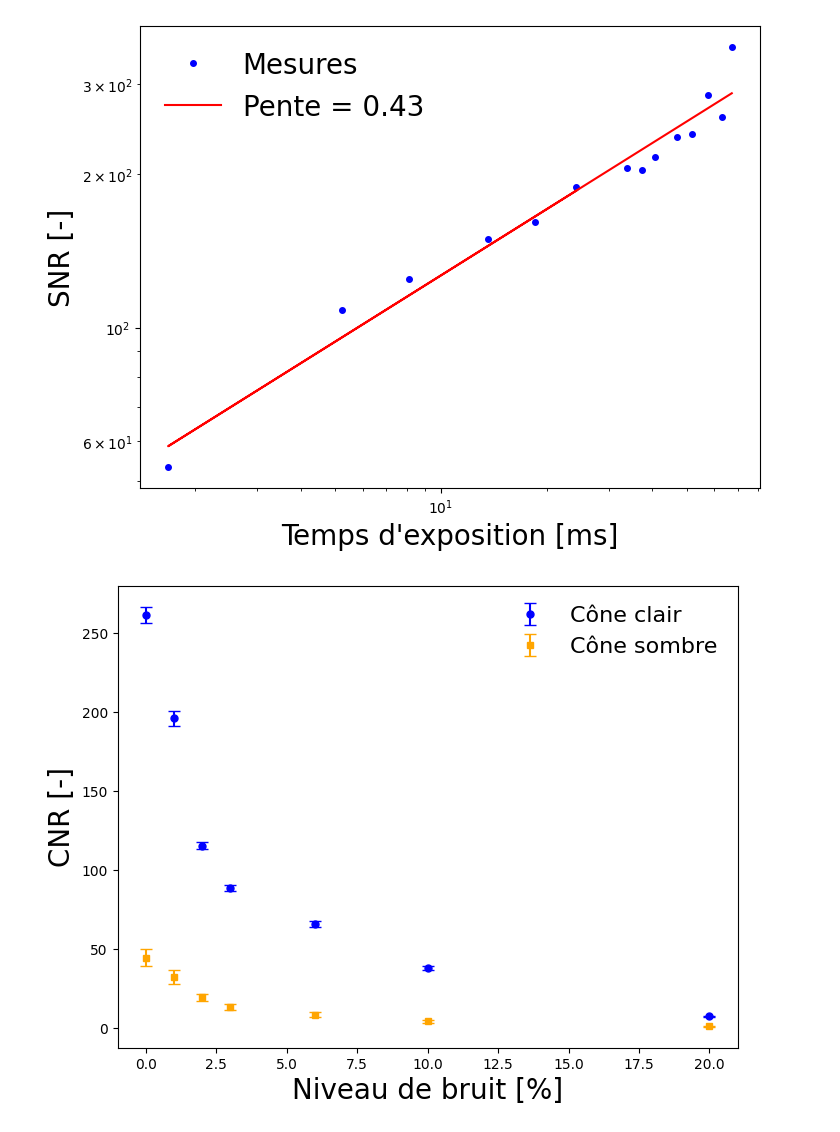
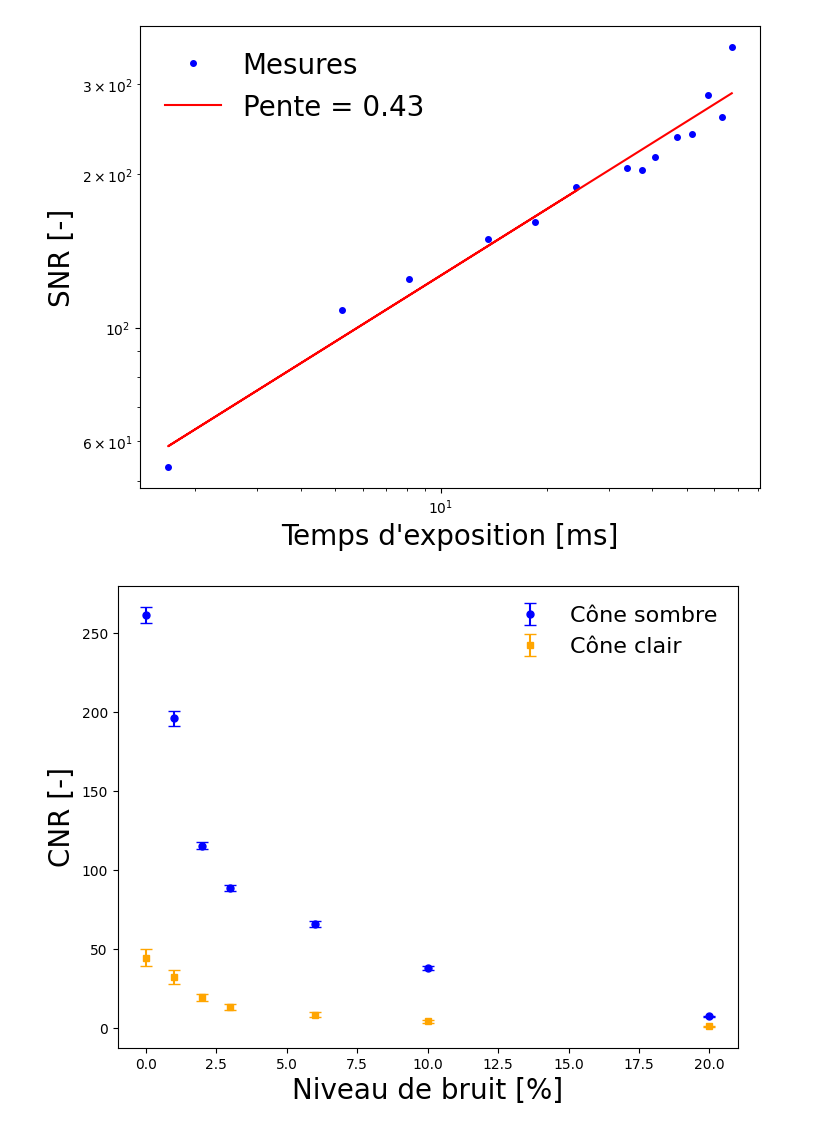
Before and after one commit to felixantoine1/labV_projet, a Jupyter notebook: analyse_partie3.ipynb, the cells around one changed output. Cells and saved outputs as stored; diff of their text form; code cells hidden in the pictures.

```diff
--- a/analyse_partie3.ipynb
+++ b/analyse_partie3.ipynb
@@ -171,19 +171,19 @@ for ai, bi, ci, delta_ai in zip(p3b_cone_sombre_mu, p3b_mu_B, p3b_sigma_B, delta
 # %%
 # Graphique 3b
 
 plt.figure(figsize=(8, 6))
 
-plt.errorbar(p3b_bruit, CNR_cone_clair, yerr=erreur_cone_clair, color = 'blue', marker='o', markersize=5, capsize=4, linestyle = '', label='Cône clair')
-plt.errorbar(p3b_bruit, CNR_cone_sombre, yerr=erreur_cone_sombre, color ='orange', marker='s', markersize=5, capsize=4, linestyle = '', label='Cône sombre')
+plt.errorbar(p3b_bruit, CNR_cone_clair, yerr=erreur_cone_clair, color = 'blue', marker='o', markersize=5, capsize=4, linestyle = '', label='Cône sombre')
+plt.errorbar(p3b_bruit, CNR_cone_sombre, yerr=erreur_cone_sombre, color ='orange', marker='s', markersize=5, capsize=4, linestyle = '', label='Cône clair')
 
 
 
 plt.xlabel("Niveau de bruit [%]",fontsize=20)
 plt.ylabel("CNR [-]", fontsize=20)
 plt.legend(frameon=False, fontsize=16)
 
 
 
 plt.show()
 # %% [output]
-[figure, old version]
+[figure, new version]
```
Also changed, not shown: 1 other file.
